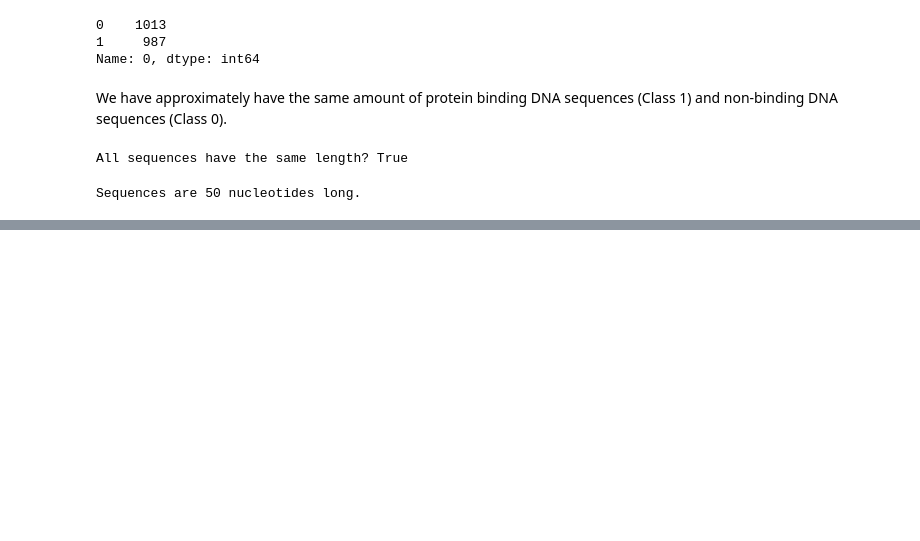
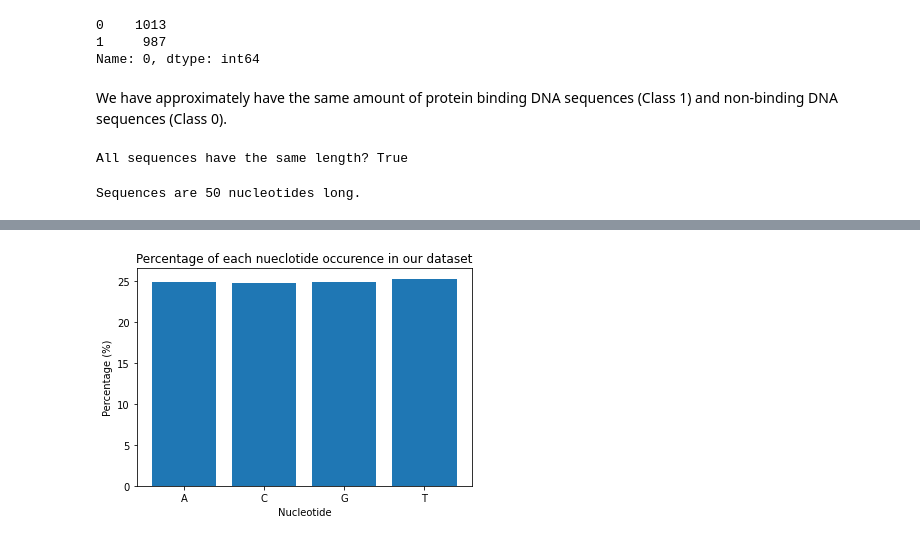
Before and after one commit to Mariog3497/Proyecto-complex, a Jupyter notebook: EDA.ipynb, the cells around one changed output, grey strips where cells are left out. Drawn from its saved outputs; the diff is of its cells as text; code cells hidden in the pictures; blank space fills up the shorter version.

Commit message:
Histogram and encoding completed

```diff
--- a/EDA.ipynb
+++ b/EDA.ipynb
@@ -99,0 +87,2 @@ Sequences are 50 nucleotides long.
+# %%
+df_seqs_clean[1] = df_labels_clean[0]
@@ -99,0 +105,8 @@ Sequences are 50 nucleotides long.
+# %%
+# Add a column for labels
+df_seqs_clean[1] = df_labels_clean[0].astype(int)
+
+# Plot nucleotides distribution of non-binding sequences
+plot_nucleotides(df_seqs_clean[df_seqs_clean[1]==0])
+# %% [output]
+[figure, added]
```
Also changed, not shown: parts of 13 cells of this notebook, 1 other file.
